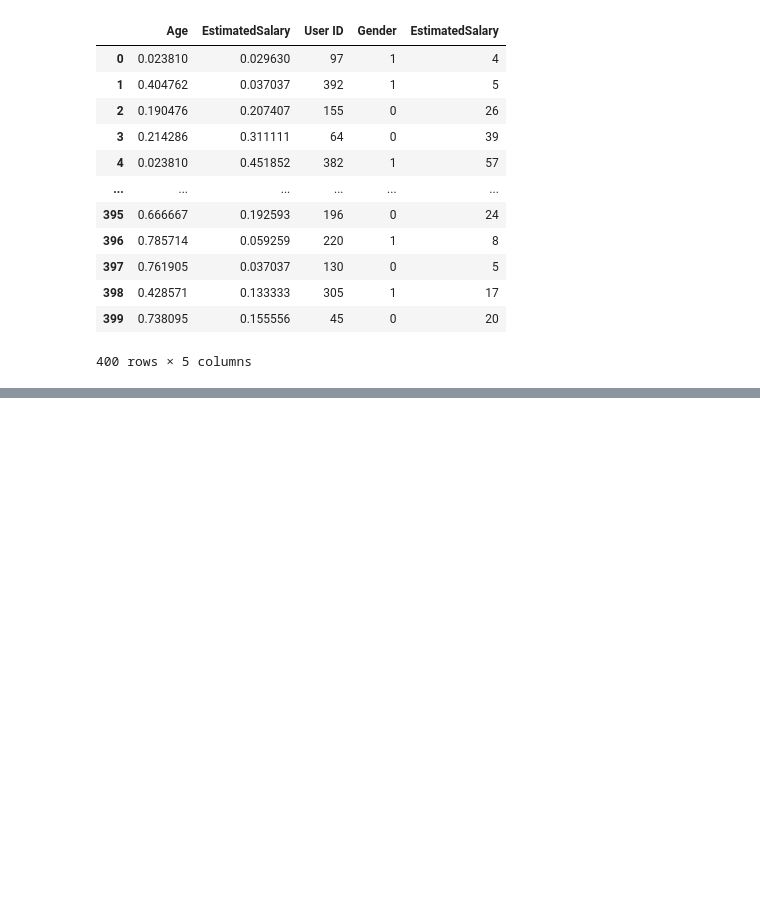
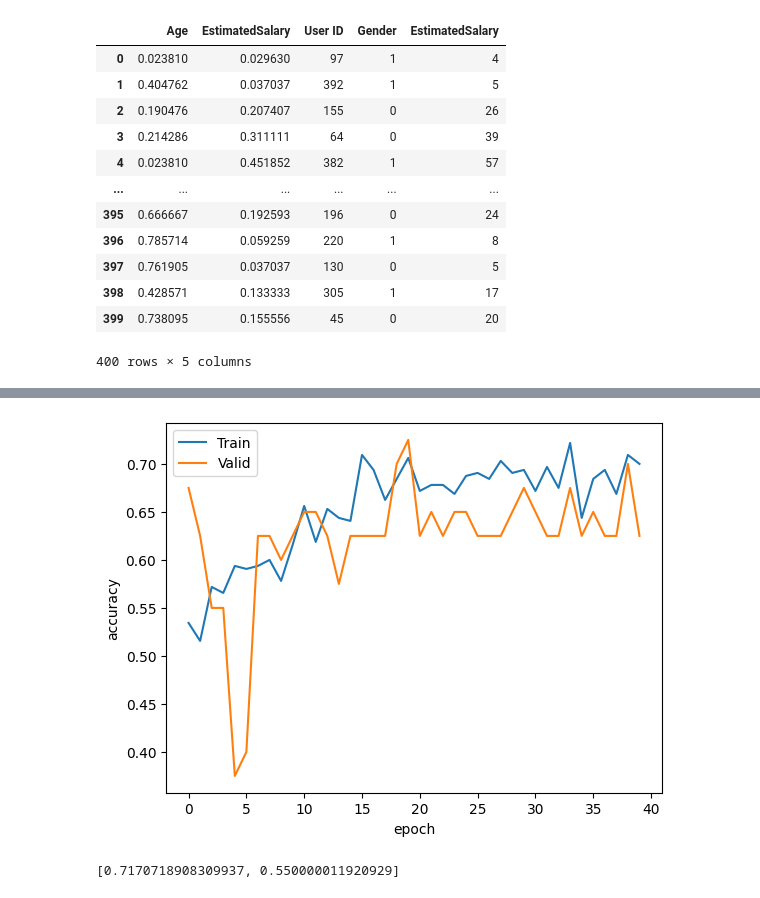
Before and after one commit to KHRMNKY/VeriBilimiKucukProje, a Jupyter notebook: Colaboratory'ye_Hoş_Geldiniz.ipynb, the cells around one changed output, grey strips where cells are left out. Cells and saved outputs as stored; diff of their text form; code cells hidden in the pictures; blank space fills up the shorter version.

```diff
--- a/Colaboratory'ye_Hoş_Geldiniz.ipynb
+++ b/Colaboratory'ye_Hoş_Geldiniz.ipynb
@@ -91,0 +166,18 @@ model = tf.keras.Sequential()
+# %%
+model.add(tf.keras.layers.Dense(4096,activation="relu"))
+model.add(tf.keras.layers.Dropout(0.5))
+
+model.add(tf.keras.layers.Dense(4096,activation="relu"))
+model.add(tf.keras.layers.Dropout(0.5))
+
+model.add(tf.keras.layers.Dense(4096,activation="relu"))
+model.add(tf.keras.layers.Dropout(0.5))
+
+model.add(tf.keras.layers.Dense(4096,activation="relu"))
+model.add(tf.keras.layers.Dropout(0.5))
+# %%
+model.add(tf.keras.layers.Dense(6,activation="softmax"))
+# %%
+model.compile(optimizer="adam",loss="sparse_categorical_crossentropy",metrics="accuracy")
+# %%
+results=model.fit(x_train,y_train,epochs=40,validation_data=(x_valid,y_valid))
@@ -91,0 +202,13 @@ model = tf.keras.Sequential()
+# %%
+plt.plot(results.history["accuracy"],label="Train")
+plt.plot(results.history["val_accuracy"],label="Valid")
+plt.legend()
+plt.xlabel("epoch")
+plt.ylabel("accuracy")
+plt.show()
+# %% [output]
+[figure, added]
+# %%
+print(model.test_on_batch(x_test,y_test))
+# %% [output]
+[0.7170718908309937, 0.550000011920929]
```
Also changed, not shown: parts of 20 cells of this notebook.
